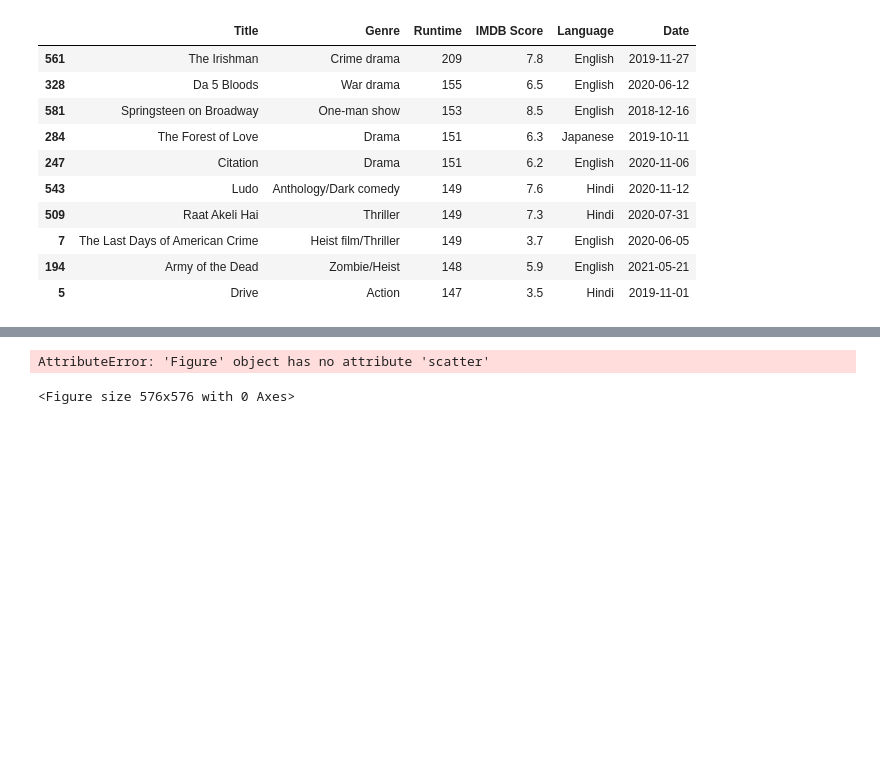
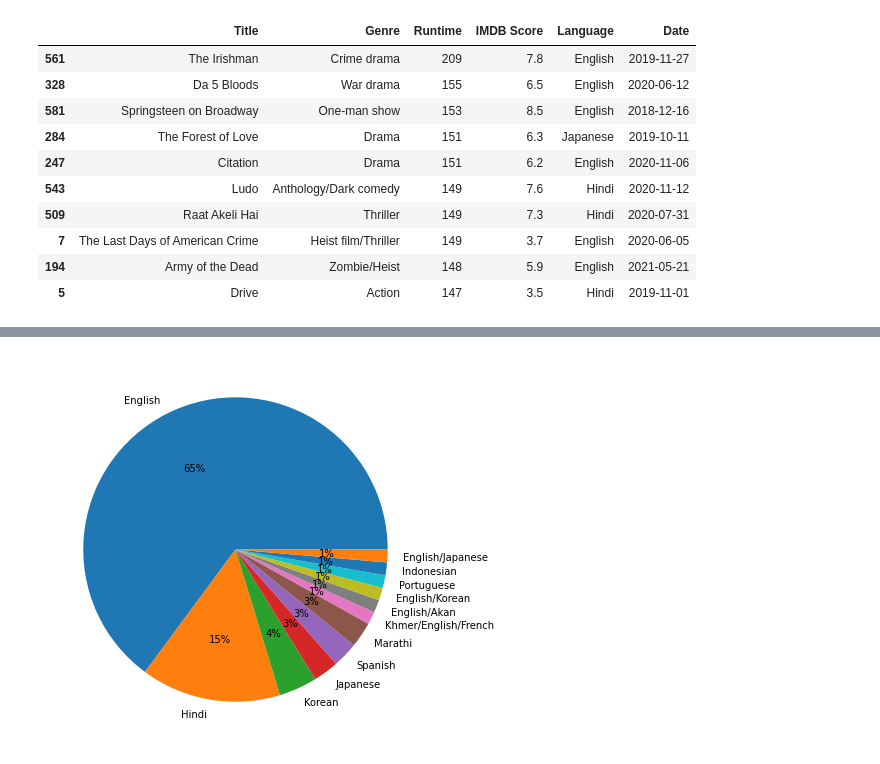
Before and after one commit to Yusufss4/python-bootcamp-notes-and-project, a Jupyter notebook: project-2-imbd-data-analysis/imbd-data-analysis.ipynb, the cells around one changed output, grey strips where cells are left out. Cells and saved outputs as stored; diff of their text form; code cells hidden in the pictures; blank space fills up the shorter version.

```diff
--- a/project-2-imbd-data-analysis/imbd-data-analysis.ipynb
+++ b/project-2-imbd-data-analysis/imbd-data-analysis.ipynb
@@ -111,9 +132,7 @@ full_feature_films.head(10)
 # %%
-data_languange_count = full_feature_films["Language"].value_counts()
+# Plotting the Pie figure.
 
-fig = matplot.figure(figsize = (8,8))
-fig.scatter(data_languange_count, labels = data_languange_count.index, autopct='%1.f%%')
-fig.show()
+fig, ax = plt.subplots(figsize=(7,7))
+fig = ax.pie(data_languange_count.values, labels = data_languange_count.index, autopct='%1.f%%')
 # %% [output]
-AttributeError: 'Figure' object has no attribute 'scatter'
-<Figure size 576x576 with 0 Axes>
+[figure, added]
```
Also changed, not shown: parts of 4 cells of this notebook, 1 other file.
